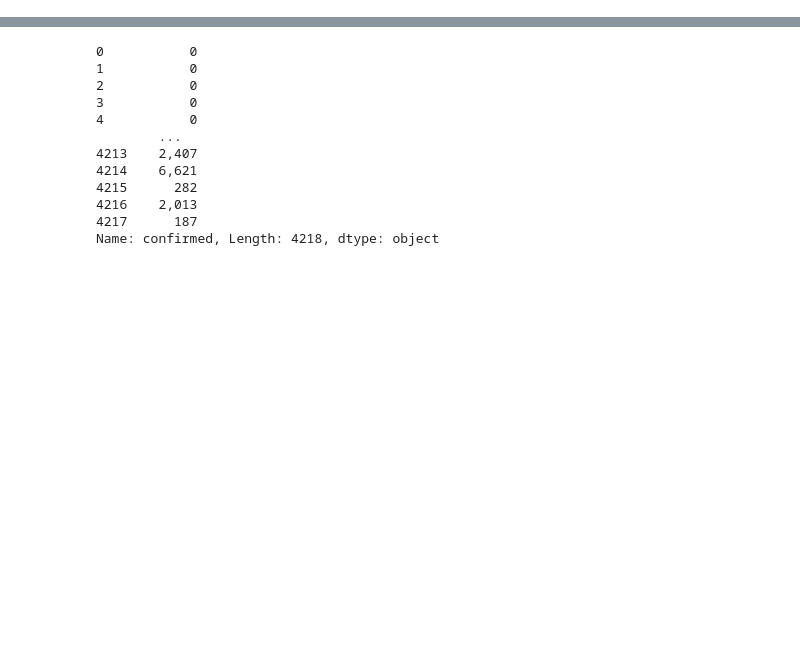
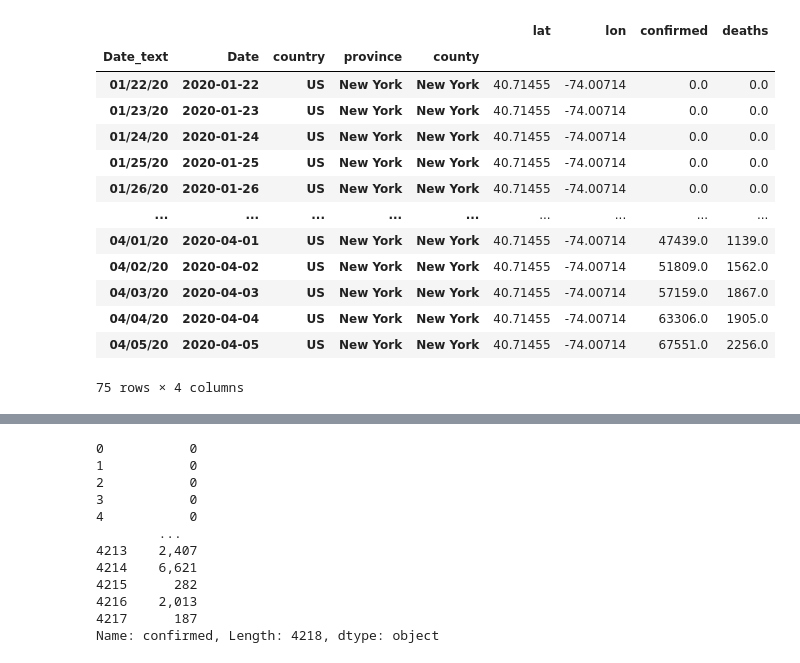
Before and after one commit to jwillis0720/covid_19, a Jupyter notebook: Sandbox.ipynb, the cells around one changed output, grey strips where cells are left out. Cells and saved outputs as stored; diff of their text form; code cells hidden in the pictures; blank space fills up the shorter version.

```diff
--- a/Sandbox.ipynb
+++ b/Sandbox.ipynb
@@ -4,3 +21,21 @@ JHU_RECENT, JHU_TIME, CSBS, DATE_MAPPER =callbacks.serve_data(True)
+# %%
+CSBS[(CSBS['county'] == "New York") & (CSBS['province'] == "New York")].groupby(
+    ['Date_text','Date','country', 'province', 'county']).sum()
+# %% [output]
+|  |  |  |  |  | lat | lon | confirmed | deaths |
+| Date_text | Date | country | province | county |  |  |  |  |
+| 01/22/20 | 2020-01-22 | US | New York | New York | 40.71455 | -74.00714 | 0.0 | 0.0 |
+| 01/23/20 | 2020-01-23 | US | New York | New York | 40.71455 | -74.00714 | 0.0 | 0.0 |
+| 01/24/20 | 2020-01-24 | US | New York | New York | 40.71455 | -74.00714 | 0.0 | 0.0 |
+| 01/25/20 | 2020-01-25 | US | New York | New York | 40.71455 | -74.00714 | 0.0 | 0.0 |
+| 01/26/20 | 2020-01-26 | US | New York | New York | 40.71455 | -74.00714 | 0.0 | 0.0 |
+| ... | ... | ... | ... | ... | ... | ... | ... | ... |
+| 04/01/20 | 2020-04-01 | US | New York | New York | 40.71455 | -74.00714 | 47439.0 | 1139.0 |
+| 04/02/20 | 2020-04-02 | US | New York | New York | 40.71455 | -74.00714 | 51809.0 | 1562.0 |
+| 04/03/20 | 2020-04-03 | US | New York | New York | 40.71455 | -74.00714 | 57159.0 | 1867.0 |
+| 04/04/20 | 2020-04-04 | US | New York | New York | 40.71455 | -74.00714 | 63306.0 | 1905.0 |
+| 04/05/20 | 2020-04-05 | US | New York | New York | 40.71455 | -74.00714 | 67551.0 | 2256.0 |
+75 rows × 4 columns
 # %%
 JHU_DF_AGG_PROVINCE = JHU_TIME[JHU_TIME['province'] != ''].sort_values('confirmed')[::-1].groupby(['Date', 'country','province']).agg(
         {'lat': 'first', 'lon': 'first', 'confirmed': 'sum', 'deaths': 'sum'}).reset_index()
```
Also changed, not shown: parts of 1 cell of this notebook, 8 other files.
